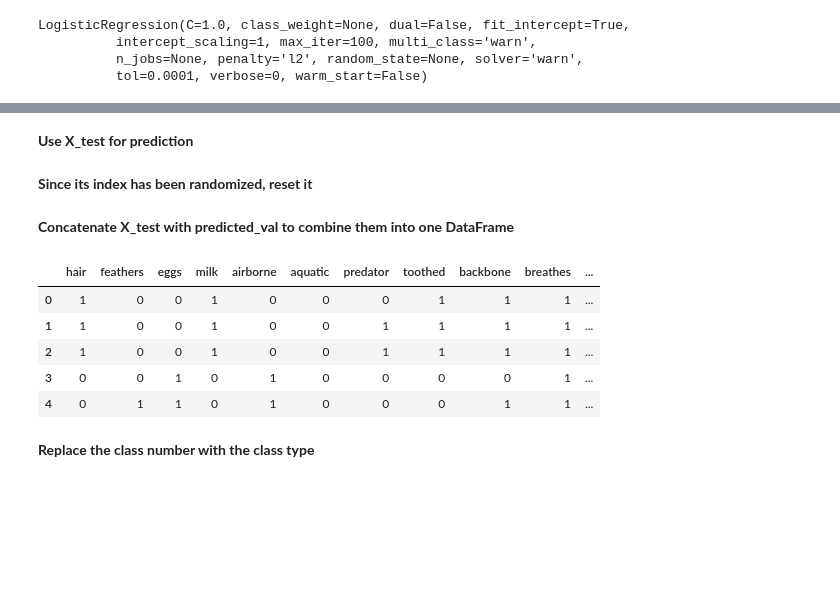
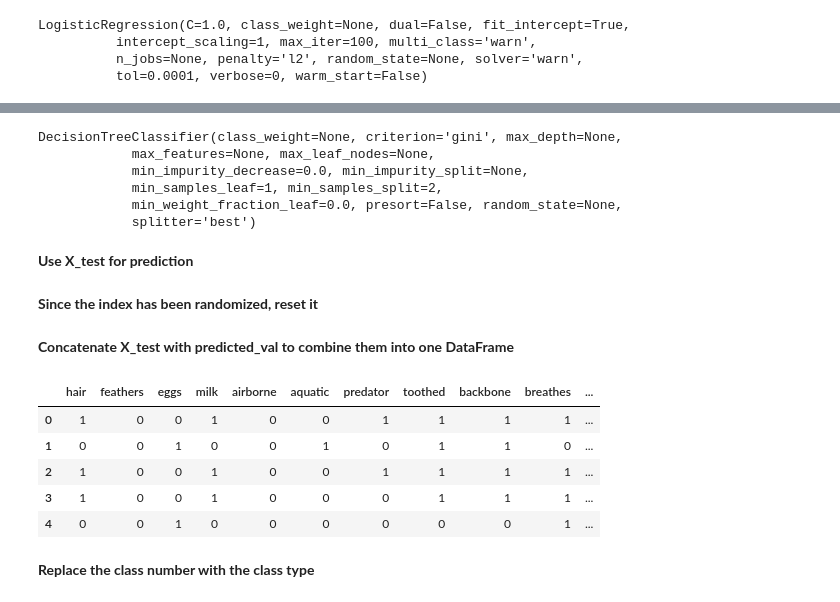
Before and after one commit to cmagarap/animal-classifier, a Jupyter notebook: logistic_regression.ipynb, the cells around one changed output, grey strips where cells are left out. Saved outputs shown, nothing was run; the diff lists cells and outputs as text; code cells hidden in the pictures; blank space fills up the shorter version.

```diff
--- a/logistic_regression.ipynb
+++ b/logistic_regression.ipynb
@@ -49,23 +52,35 @@ LogisticRegression(C=1.0, class_weight=None, dual=False, fit_intercept=True,
+# %%
+tree_model = DecisionTreeClassifier()
+tree_model.fit(X_train, y_train)
+# %% [output]
+DecisionTreeClassifier(class_weight=None, criterion='gini', max_depth=None,
+            max_features=None, max_leaf_nodes=None,
+            min_impurity_decrease=0.0, min_impurity_split=None,
+            min_samples_leaf=1, min_samples_split=2,
+            min_weight_fraction_leaf=0.0, presort=False, random_state=None,
+            splitter='best')
 # %% [markdown]
 **Use X_test for prediction**
 # %%
-predicted_val = logistic_model.predict(X_test)
+predicted_val_log = logistic_model.predict(X_test)
+predicted_val_tree = tree_model.predict(X_test)
 # %% [markdown]
-**Since its index has been randomized, reset it**
+**Since the index has been randomized, reset it**
 # %%
 X_test.reset_index(drop=True, inplace=True)
 # %% [markdown]
 **Concatenate X_test with predicted_val to combine them into one DataFrame**
 # %%
-predicted_data = pd.concat([X_test, pd.Series(predicted_val, name='predicted')], axis=1)
-predicted_data.head()
+predicted_data_log = pd.concat((X_test, pd.Series(predicted_val_log, name='predicted')), axis=1)
+predicted_data_tree = pd.concat((X_test, pd.Series(predicted_val_tree, name='predicted')), axis=1)
+predicted_data_tree.head()
 # %% [output]
 |  | hair | feathers | eggs | milk | airborne | aquatic | predator | toothed | backbone | breathes | ... |
-| 0 | 1 | 0 | 0 | 1 | 0 | 0 | 0 | 1 | 1 | 1 | ... |
-| 1 | 1 | 0 | 0 | 1 | 0 | 0 | 1 | 1 | 1 | 1 | ... |
+| 0 | 1 | 0 | 0 | 1 | 0 | 0 | 1 | 1 | 1 | 1 | ... |
+| 1 | 0 | 0 | 1 | 0 | 0 | 1 | 0 | 1 | 1 | 0 | ... |
 | 2 | 1 | 0 | 0 | 1 | 0 | 0 | 1 | 1 | 1 | 1 | ... |
-| 3 | 0 | 0 | 1 | 0 | 1 | 0 | 0 | 0 | 0 | 1 | ... |
-| 4 | 0 | 1 | 1 | 0 | 1 | 0 | 0 | 0 | 1 | 1 | ... |
+| 3 | 1 | 0 | 0 | 1 | 0 | 0 | 0 | 1 | 1 | 1 | ... |
+| 4 | 0 | 0 | 1 | 0 | 0 | 0 | 0 | 0 | 0 | 1 | ... |
 # %% [markdown]
 **Replace the class number with the class type**
 # %%
```
Also changed, not shown: parts of 9 cells of this notebook.
